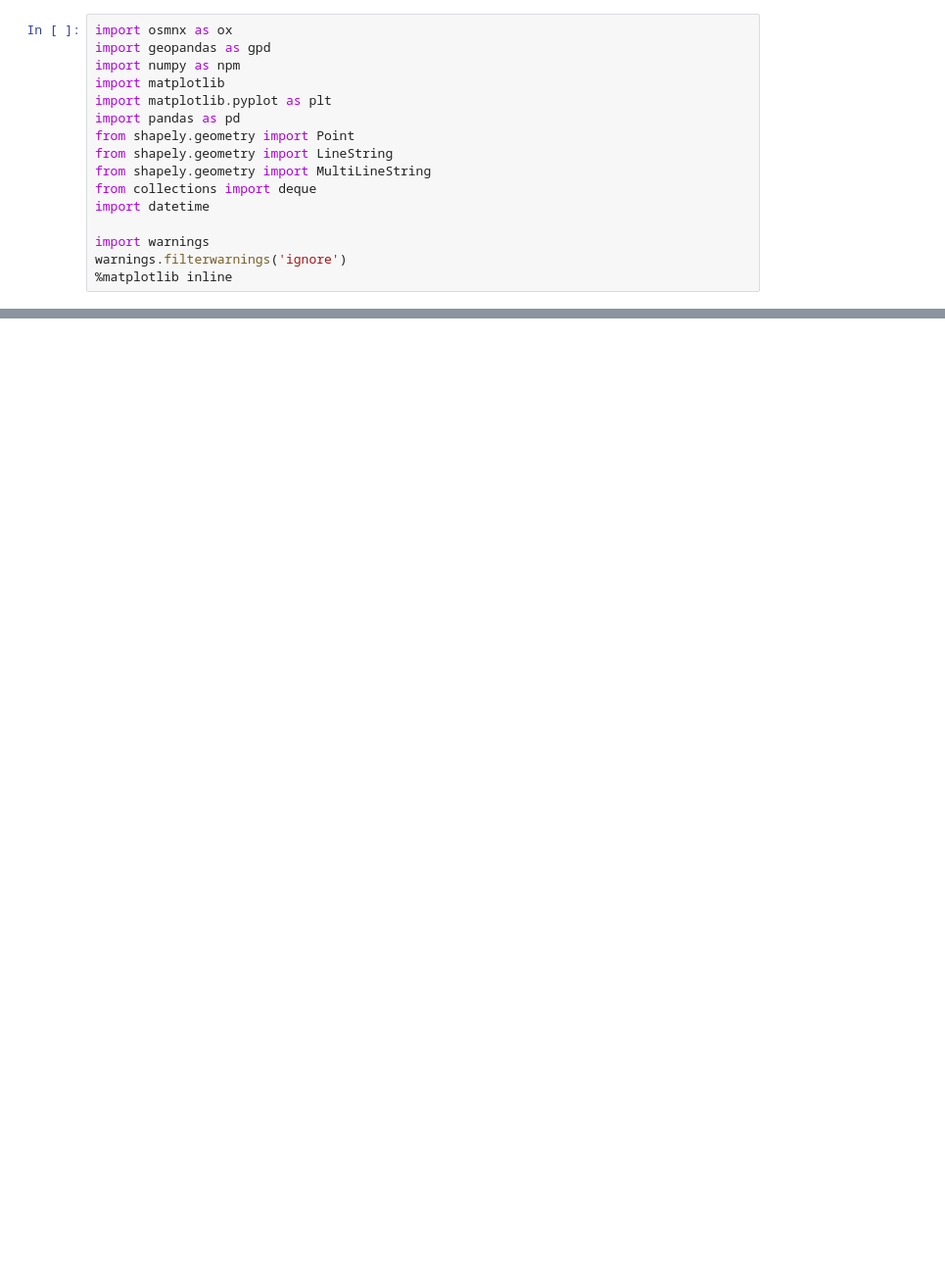
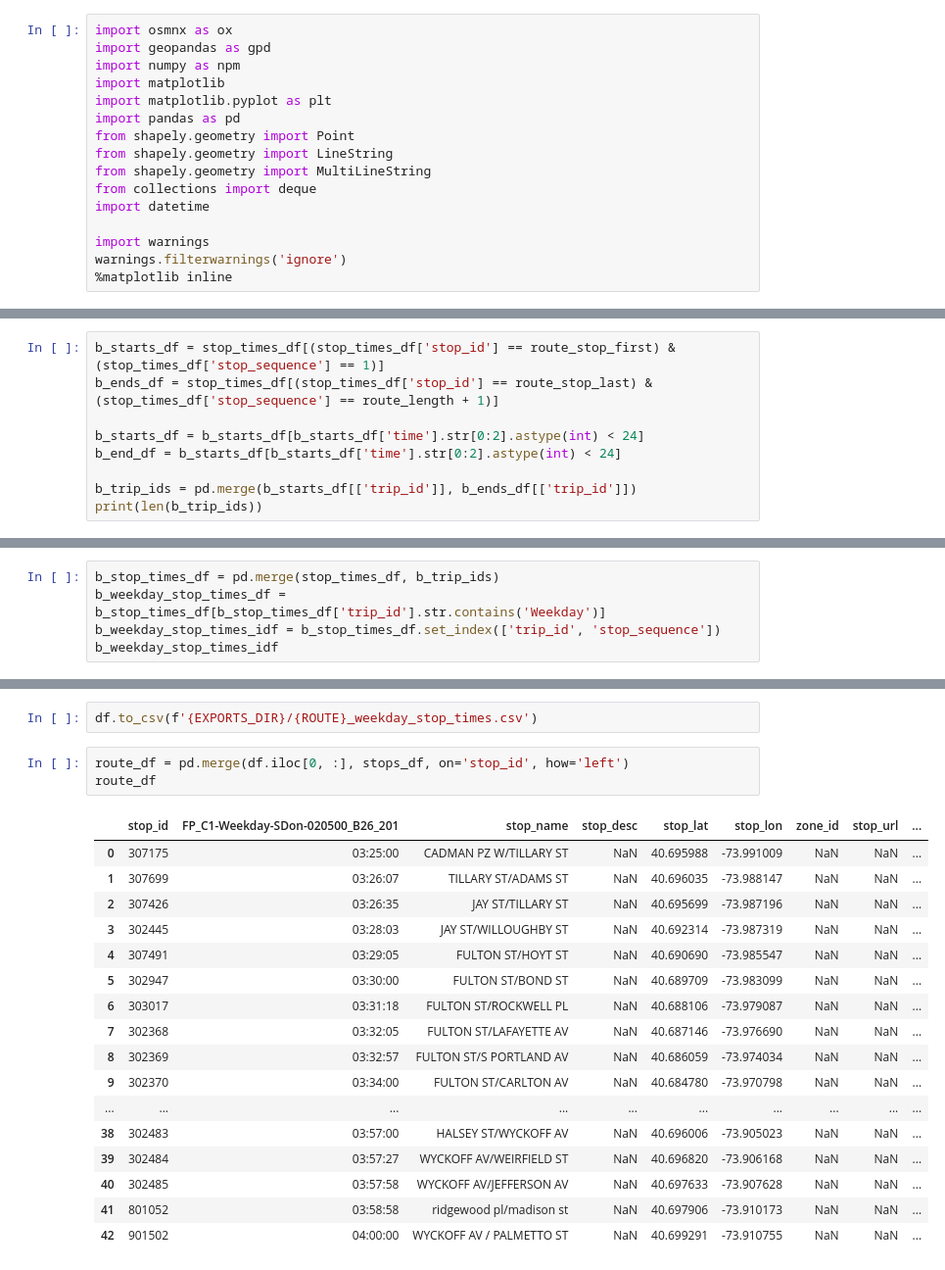
Before and after one commit to cpcarey/nyu-cusp-mlc-bus, a Jupyter notebook: notebooks/group_schedules.ipynb, the cells around one changed output, grey strips where cells are left out. Shown at 98% size. Saved outputs shown, nothing was run; the diff lists cells and outputs as text; blank space fills up the shorter version.

```diff
--- a/notebooks/group_schedules.ipynb
+++ b/notebooks/group_schedules.ipynb
@@ -166,0 +116,9 @@ df
+# %%
+b_starts_df = stop_times_df[(stop_times_df['stop_id'] == route_stop_first) & (stop_times_df['stop_sequence'] == 1)]
+b_ends_df = stop_times_df[(stop_times_df['stop_id'] == route_stop_last) & (stop_times_df['stop_sequence'] == route_length + 1)]
+
+b_starts_df = b_starts_df[b_starts_df['time'].str[0:2].astype(int) < 24]
+b_end_df = b_starts_df[b_starts_df['time'].str[0:2].astype(int) < 24]
+
+b_trip_ids = pd.merge(b_starts_df[['trip_id']], b_ends_df[['trip_id']])
+print(len(b_trip_ids))
@@ -166,0 +147,5 @@ df
+# %%
+b_stop_times_df = pd.merge(stop_times_df, b_trip_ids)
+b_weekday_stop_times_df = b_stop_times_df[b_stop_times_df['trip_id'].str.contains('Weekday')]
+b_weekday_stop_times_idf = b_stop_times_df.set_index(['trip_id', 'stop_sequence'])
+b_weekday_stop_times_idf
@@ -166,0 +195,23 @@ df
+# %%
+df.to_csv(f'{EXPORTS_DIR}/{ROUTE}_weekday_stop_times.csv')
+# %%
+route_df = pd.merge(df.iloc[0, :], stops_df, on='stop_id', how='left')
+route_df
+# %% [output]
+|  | stop_id | FP_C1-Weekday-SDon-020500_B26_201 | stop_name | stop_desc | stop_lat | stop_lon | zone_id | stop_url | ... |
+| 0 | 307175 | 03:25:00 | CADMAN PZ W/TILLARY ST | NaN | 40.695988 | -73.991009 | NaN | NaN | ... |
+| 1 | 307699 | 03:26:07 | TILLARY ST/ADAMS ST | NaN | 40.696035 | -73.988147 | NaN | NaN | ... |
+| 2 | 307426 | 03:26:35 | JAY ST/TILLARY ST | NaN | 40.695699 | -73.987196 | NaN | NaN | ... |
+| 3 | 302445 | 03:28:03 | JAY ST/WILLOUGHBY ST | NaN | 40.692314 | -73.987319 | NaN | NaN | ... |
+| 4 | 307491 | 03:29:05 | FULTON ST/HOYT ST | NaN | 40.690690 | -73.985547 | NaN | NaN | ... |
+| 5 | 302947 | 03:30:00 | FULTON ST/BOND ST | NaN | 40.689709 | -73.983099 | NaN | NaN | ... |
+| 6 | 303017 | 03:31:18 | FULTON ST/ROCKWELL PL | NaN | 40.688106 | -73.979087 | NaN | NaN | ... |
+| 7 | 302368 | 03:32:05 | FULTON ST/LAFAYETTE AV | NaN | 40.687146 | -73.976690 | NaN | NaN | ... |
+| 8 | 302369 | 03:32:57 | FULTON ST/S PORTLAND AV | NaN | 40.686059 | -73.974034 | NaN | NaN | ... |
+| 9 | 302370 | 03:34:00 | FULTON ST/CARLTON AV | NaN | 40.684780 | -73.970798 | NaN | NaN | ... |
+| ... | ... | ... | ... | ... | ... | ... | ... | ... | ... |
+| 38 | 302483 | 03:57:00 | HALSEY ST/WYCKOFF AV | NaN | 40.696006 | -73.905023 | NaN | NaN | ... |
+| 39 | 302484 | 03:57:27 | WYCKOFF AV/WEIRFIELD ST | NaN | 40.696820 | -73.906168 | NaN | NaN | ... |
+| 40 | 302485 | 03:57:58 | WYCKOFF AV/JEFFERSON AV | NaN | 40.697633 | -73.907628 | NaN | NaN | ... |
+| 41 | 801052 | 03:58:58 | ridgewood pl/madison st | NaN | 40.697906 | -73.910173 | NaN | NaN | ... |
+| 42 | 901502 | 04:00:00 | WYCKOFF AV / PALMETTO ST | NaN | 40.699291 | -73.910755 | NaN | NaN | ... |
```
Also changed, not shown: parts of 33 cells of this notebook, 2 other files.
